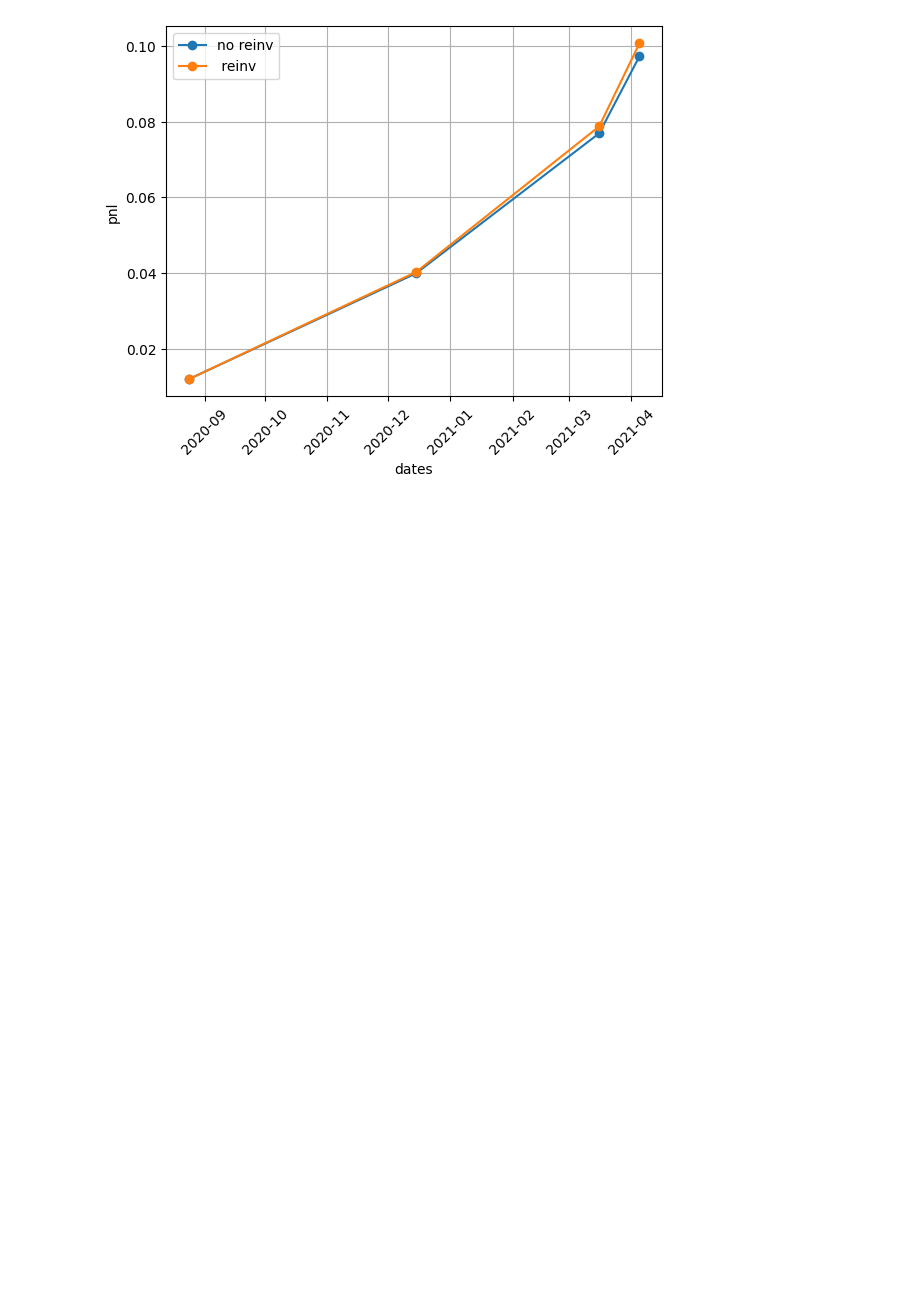
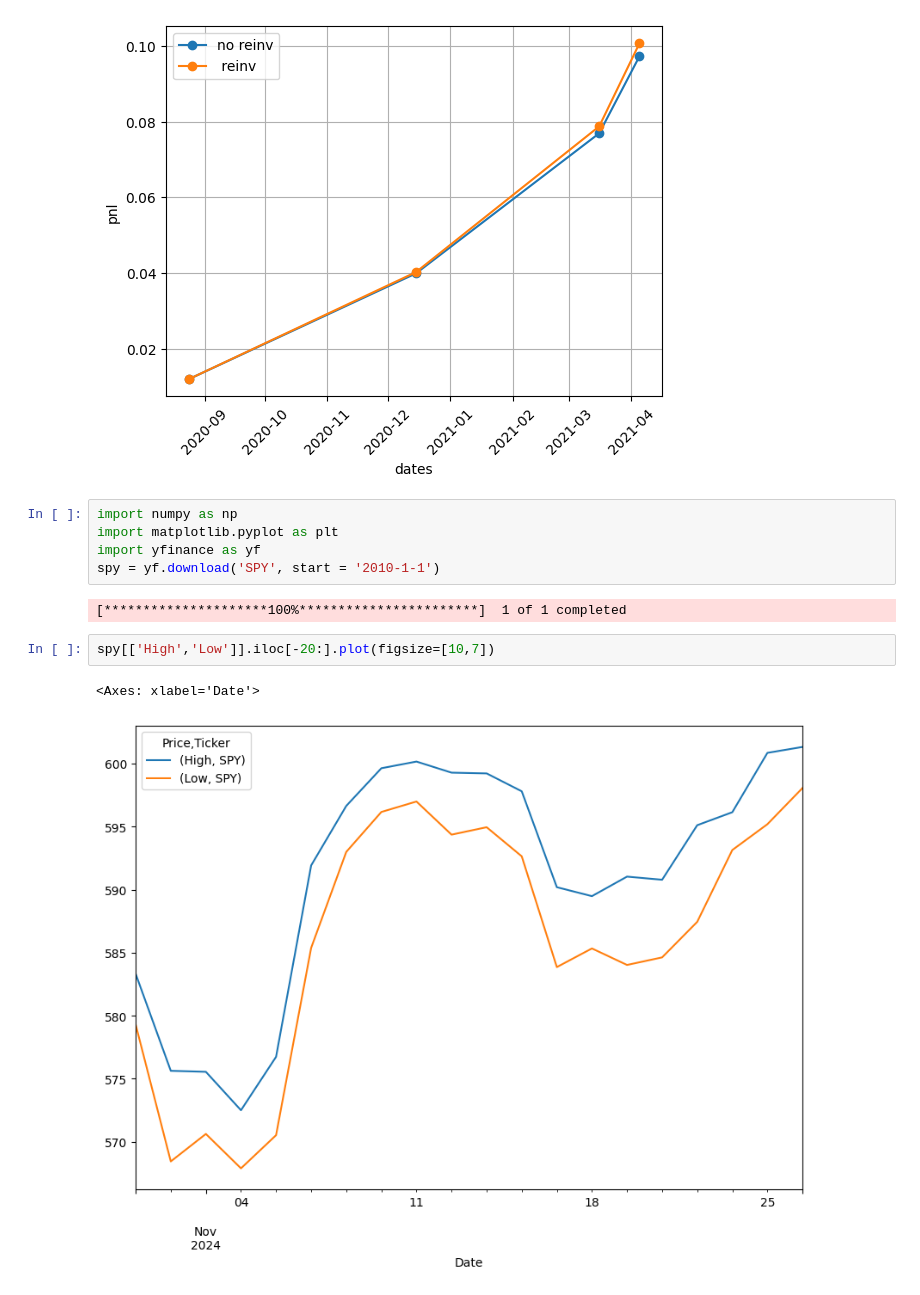
Before and after one commit to Jundula/Neural-networks, a Jupyter notebook: MLP.ipynb, the cells around one changed output. Drawn from its saved outputs; the diff is of its cells as text; blank space fills up the shorter version.

```diff
--- a/MLP.ipynb
+++ b/MLP.ipynb
@@ -119,3 +119,15 @@ plt.legend()
 # %% [output]
 <matplotlib.legend.Legend at 0x...>
 [figure]
+# %%
+import numpy as np
+import matplotlib.pyplot as plt
+import yfinance as yf
+spy = yf.download('SPY', start = '2010-1-1')
+# %% [output]
+[*********************100%***********************]  1 of 1 completed
+# %%
+spy[['High','Low']].iloc[-20:].plot(figsize=[10,7])
+# %% [output]
+<Axes: xlabel='Date'>
+[figure, added]
```
Also changed, not shown: parts of 6 cells of this notebook.
